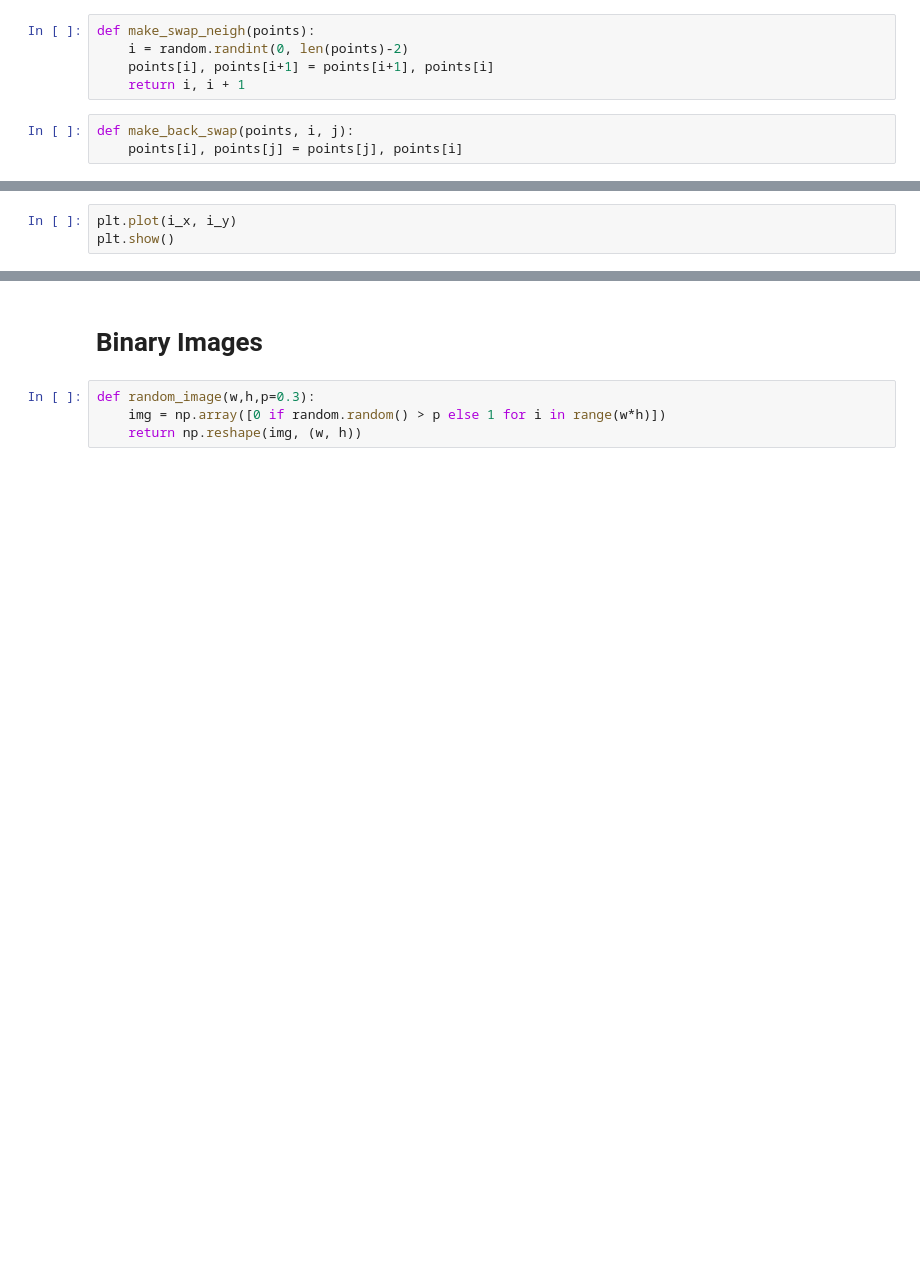
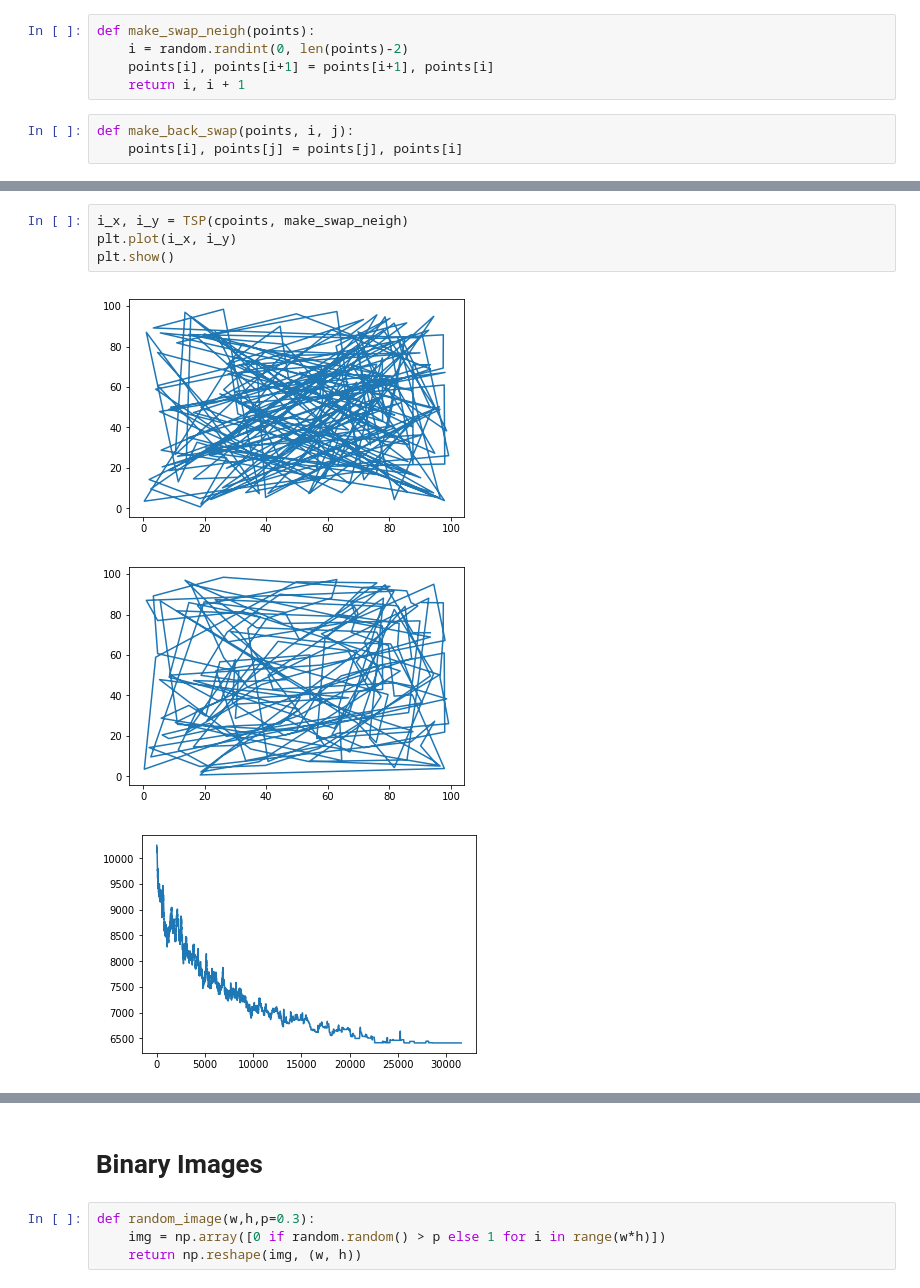
Before and after one commit to arkadiuss/computational-methods, a Jupyter notebook: lab4.ipynb, the cells around one changed output, grey strips where cells are left out. Cells and saved outputs as stored; diff of their text form; blank space fills up the shorter version.

```diff
--- a/lab4.ipynb
+++ b/lab4.ipynb
@@ -107,3 +131,8 @@ i_x, i_y = TSP()
 # %%
+i_x, i_y = TSP(cpoints, make_swap_neigh)
 plt.plot(i_x, i_y)
 plt.show()
+# %% [output]
+[figure, added]
+[figure, added]
+[figure, added]
```
Also changed, not shown: parts of 22 cells of this notebook.
